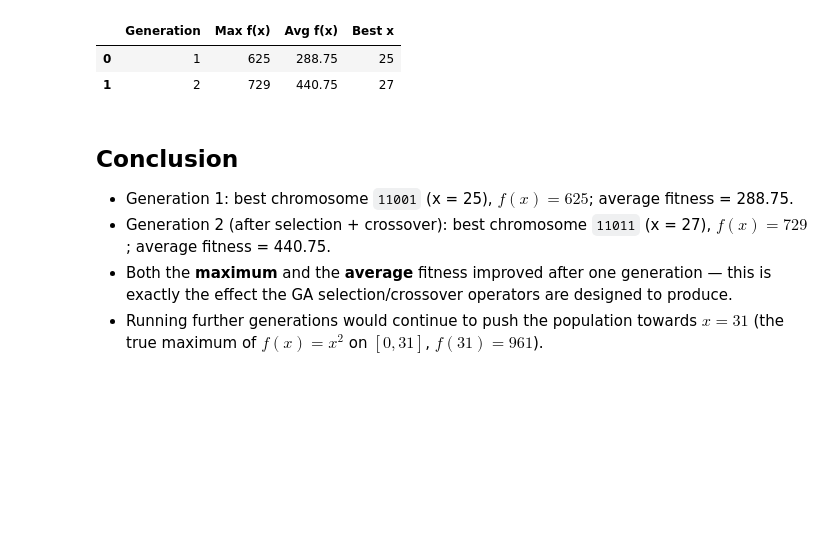
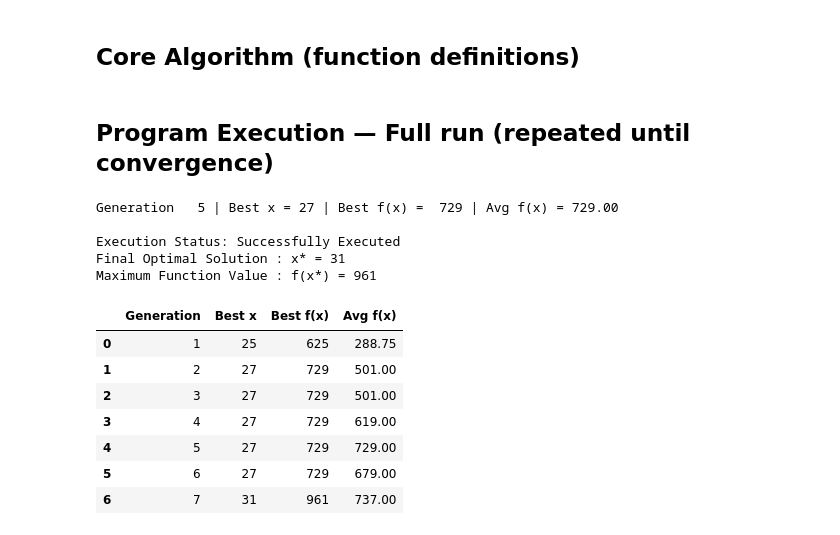
Before and after one commit to Ak62007/SML-Lab-ED408, a Jupyter notebook: notebooks/Genetic_Algorithm_Maximize_q1.ipynb, the cells around one changed output. Saved outputs shown, nothing was run; the diff lists cells and outputs as text; code cells hidden in the pictures; blank space fills up the shorter version.

```diff
--- a/notebooks/Genetic_Algorithm_Maximize_q1.ipynb
+++ b/notebooks/Genetic_Algorithm_Maximize_q1.ipynb
@@ -93,8 +71,0 @@ Copy each chromosome into the mating pool according to its **Actual Count**: Str
-# %%
-mating_pool = []
-for chromo, count in zip(population, actual_count):
-    mating_pool.extend([chromo] * count)
-
-print("Mating Pool:")
-for i, c in enumerate(mating_pool, 1):
-    print(f"  {i}: {c}  (x = {decode(c)})")
@@ -174,19 +72,2 @@ gen2
-# %%
-summary = pd.DataFrame({
-    'Generation': [1, 2],
-    'Max f(x)': [max(fitness), max(fitness_2)],
-    'Avg f(x)': [avg_fitness, np.mean(fitness_2)],
-    'Best x': [x_values[np.argmax(fitness)], x_values_2[np.argmax(fitness_2)]]
-})
-summary
-# %% [output]
-|  | Generation | Max f(x) | Avg f(x) | Best x |
-| 0 | 1 | 625 | 288.75 | 25 |
-| 1 | 2 | 729 | 440.75 | 27 |
-# %% [markdown]
-## Conclusion
-
-- Generation 1: best chromosome `11001` (x = 25), $f(x) = 625$; average fitness = 288.75.
-- Generation 2 (after selection + crossover): best chromosome `11011` (x = 27), $f(x) = 729$; average fitness = 440.75.
-- Both the **maximum** and the **average** fitness improved after one generation — this is exactly the effect the GA selection/crossover operators are designed to produce.
-- Running further generations would continue to push the population towards $x = 31$ (the true maximum of $f(x)=x^2$ on $[0,31]$, $f(31) = 961$).
+# %% [markdown]
+## Core Algorithm (function definitions)
@@ -192,0 +127,27 @@ summary
+# %% [markdown]
+## Program Execution — Full run (repeated until convergence)
+# %%
+best_x, best_f, history = genetic_algorithm(
+    INIT_POPULATION, decode, f, GENERATIONS, MUTATION_RATE, CHROM_LEN, rng=random.Random(1)
+)
+
+print("\nExecution Status: Successfully Executed")
+print(f"Final Optimal Solution : x* = {best_x}")
+print(f"Maximum Function Value : f(x*) = {best_f}")
+
+hist_df = pd.DataFrame(history)
+hist_df
+# %% [output]
+Generation   5 | Best x = 27 | Best f(x) =  729 | Avg f(x) = 729.00
+
+Execution Status: Successfully Executed
+Final Optimal Solution : x* = 31
+Maximum Function Value : f(x*) = 961
+|  | Generation | Best x | Best f(x) | Avg f(x) |
+| 0 | 1 | 25 | 625 | 288.75 |
+| 1 | 2 | 27 | 729 | 501.00 |
+| 2 | 3 | 27 | 729 | 501.00 |
+| 3 | 4 | 27 | 729 | 619.00 |
+| 4 | 5 | 27 | 729 | 729.00 |
+| 5 | 6 | 27 | 729 | 679.00 |
+| 6 | 7 | 31 | 961 | 737.00 |
```
Also changed, not shown: parts of 23 cells of this notebook, 2 other files.
